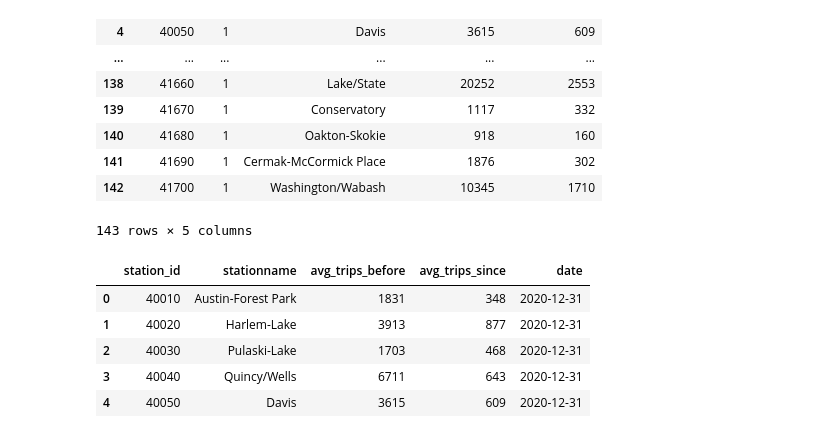
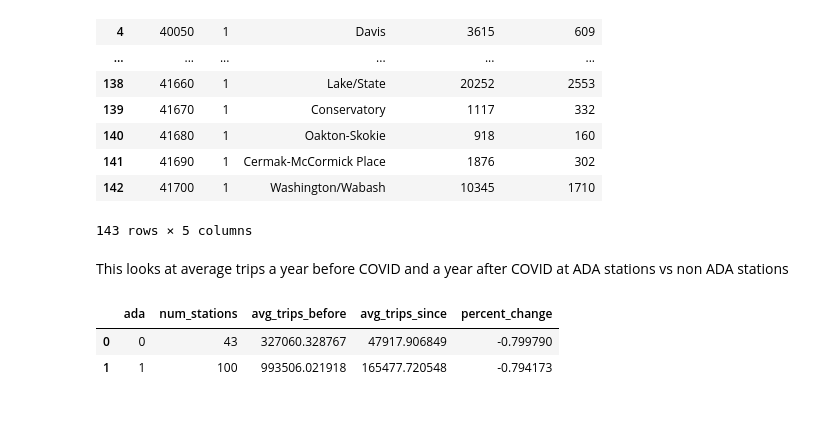
Before and after one commit to scarletstudio/transithealth, a Jupyter notebook: notebooks/mgarcia18/ADA vs Non-ADA CTA Stops.ipynb, the cells around one changed output. Drawn from its saved outputs; the diff is of its cells as text; code cells hidden in the pictures.

Commit message:
added transformation to obtain area number. Added queries in notebook to look at ada train ridership data

```diff
--- a/notebooks/mgarcia18/ADA vs Non-ADA CTA Stops.ipynb
+++ b/notebooks/mgarcia18/ADA vs Non-ADA CTA Stops.ipynb
@@ -98,33 +105,39 @@ pd.DataFrame(rows_to_dicts(cur, rows))
 | 141 | 41690 | 1 | Cermak-McCormick Place | 1876 | 302 |
 | 142 | 41700 | 1 | Washington/Wabash | 10345 | 1710 |
 143 rows × 5 columns
+# %% [markdown]
+This looks at average trips a year before COVID and a year after COVID at ADA stations vs non ADA stations
 # %%
 cur = con.cursor()
 rows = cur.execute("""
-
 SELECT
-    station_id,
-    stationname,
-    SUM(CASE WHEN date < '2021-03-01' THEN rides ELSE 0 END) / 365 AS avg_trips_before,
-    SUM(CASE WHEN date >= '2020-03-01' THEN rides ELSE 0 END) / 365 AS avg_trips_since,
-    trim(date,'T00:00:00.000') AS date
-FROM cta_train_ridership
-WHERE
-    date >= '2019-03-01'
-    AND date < '2021-03-01'
-GROUP BY
-    station_id
-LIMIT 5
+    c.ada,
+    COUNT(DISTINCT r.station_id) AS num_stations,
+    SUM(total_trips_before) / 365 AS avg_trips_before,
+    SUM(total_trips_since) / 365 AS avg_trips_since,
+    (total_trips_since - total_trips_before) / total_trips_before AS percent_change
+FROM cta_train_stops c
+    LEFT JOIN (
+        SELECT
+            station_id,
+            CAST(SUM(CASE WHEN date < '2021-03-01' THEN rides ELSE 0 END) AS REAL) AS total_trips_before,
+            CAST(SUM(CASE WHEN date >= '2020-03-01' THEN rides ELSE 0 END) AS REAL) AS total_trips_since
+        FROM cta_train_ridership
+        WHERE
+            date >= '2019-03-01'
+            AND date < '2021-03-01'
+        GROUP BY
+            station_id
+        ) r
+    ON c.station_id = r.station_id
+GROUP BY c.ada
 
 """).fetchall()
 
 rows
 
 pd.DataFrame(rows_to_dicts(cur, rows))
 # %% [output]
-|  | station_id | stationname | avg_trips_before | avg_trips_since | date |
-| 0 | 40010 | Austin-Forest Park | 1831 | 348 | 2020-12-31 |
-| 1 | 40020 | Harlem-Lake | 3913 | 877 | 2020-12-31 |
-| 2 | 40030 | Pulaski-Lake | 1703 | 468 | 2020-12-31 |
-| 3 | 40040 | Quincy/Wells | 6711 | 643 | 2020-12-31 |
-| 4 | 40050 | Davis | 3615 | 609 | 2020-12-31 |
+|  | ada | num_stations | avg_trips_before | avg_trips_since | percent_change |
+| 0 | 0 | 43 | 327060.328767 | 47917.906849 | -0.799790 |
+| 1 | 1 | 100 | 993506.021918 | 165477.720548 | -0.794173 |
```
Also changed, not shown: parts of 8 cells of this notebook, 5 other files.
